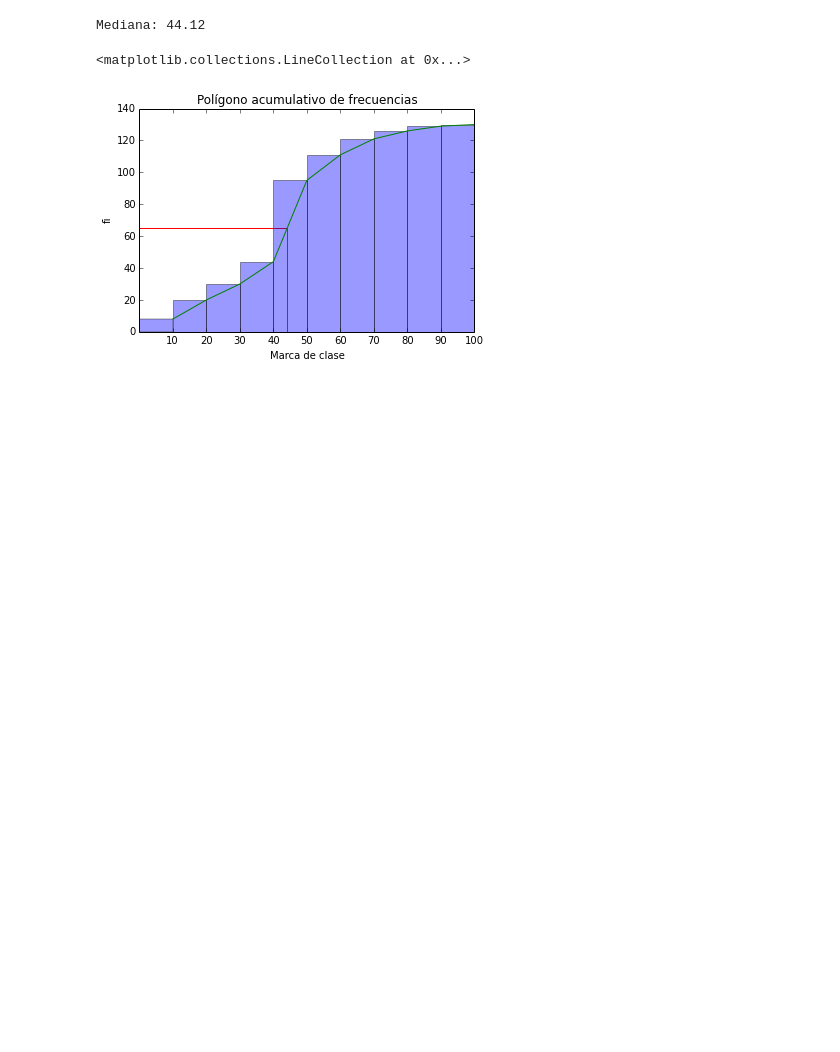
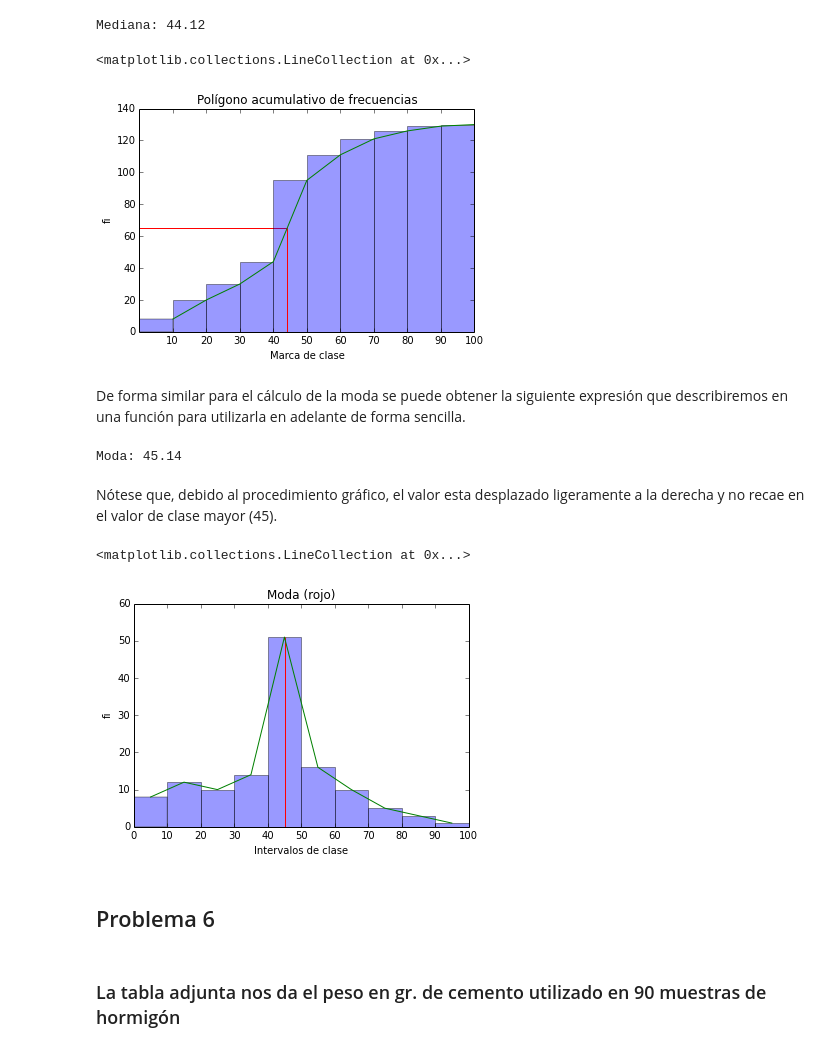
Before and after one commit to franktoffel/UA-MIMAT, a Jupyter notebook: Prob estadistica monodimensional.ipynb, the cells around one changed output. Saved outputs shown, nothing was run; the diff lists cells and outputs as text; code cells hidden in the pictures; blank space fills up the shorter version.

```diff
--- a/Prob estadistica monodimensional.ipynb
+++ b/Prob estadistica monodimensional.ipynb
@@ -115,6 +115,9 @@ porcentaje_p1 = fi_p1/N_p1*100
 porcentaje_p1
 
 for i in range(len(porcentaje_p1)):
-    print('Cosultoría con ' + str(xi_p1[i]) + ' empleado: ' + str(round(porcentaje_p1[i],2)) + '%')
+    if i == 0:
+        print('Cosultoría con ' + str(xi_p1[i]) + ' empleado: ' + str(round(porcentaje_p1[i],2)) + '%')
+    else:
+        print('Cosultoría con ' + str(xi_p1[i]) + ' empleados: ' + str(round(porcentaje_p1[i],2)) + '%')
 # %% [output]
 Cosultoría con 1 empleado: 26.0%
@@ -523,3 +527,5 @@ plt.vlines(x=x_graf, ymin=0, ymax=y_graf, color='red', zorder=2)
 # %% [output]
 <matplotlib.collections.LineCollection at 0x...>
 [figure]
+# %% [markdown]
+De forma similar para el cálculo de la moda se puede obtener la siguiente expresión que describiremos en una función para utilizarla en adelante de forma sencilla.
@@ -525,0 +555,36 @@ plt.vlines(x=x_graf, ymin=0, ymax=y_graf, color='red', zorder=2)
+# %%
+p5.moda = moda(p5.Linf,p5.Lsup,p5.fi)
+
+print('Moda: '+str(round(p5.moda,2)))
+# %% [output]
+Moda: 45.14
+# %% [markdown]
+Nótese que, debido al procedimiento gráfico, el valor esta desplazado ligeramente a la derecha y no recae en el valor de clase mayor (45).
+# %%
+p5.data = gendatos(p5.df['xi'],p5.fi)
+
+bins = (0, 10, 20, 30, 40, 50, 60, 70, 80, 90, 100)
+
+plt.hist(p5.data, bins, alpha=0.4)
+plt.title(u'Moda (rojo)')
+
+plt.xlabel(u'Intervalos de clase')
+plt.ylabel(u'fi')
+plt.xticks(bins)
+plt.plot(p5.df['xi'],p5.fi)
+
+x_graf = p5.moda
+y_graf = np.max(p5.fi)
+
+# Línea horizontal
+# plt.hlines(y=y_graf, xmin=0, xmax=x_graf, color='red', zorder=1)
+
+# Línea vertical
+plt.vlines(x=x_graf, ymin=0, ymax=y_graf, color='red', zorder=2)
+# %% [output]
+<matplotlib.collections.LineCollection at 0x...>
+[figure, added]
+# %% [markdown]
+## Problema 6
+# %% [markdown]
+### La tabla adjunta nos da el peso en gr. de cemento utilizado en 90 muestras de hormigón
```
Also changed, not shown: parts of 19 cells of this notebook.
